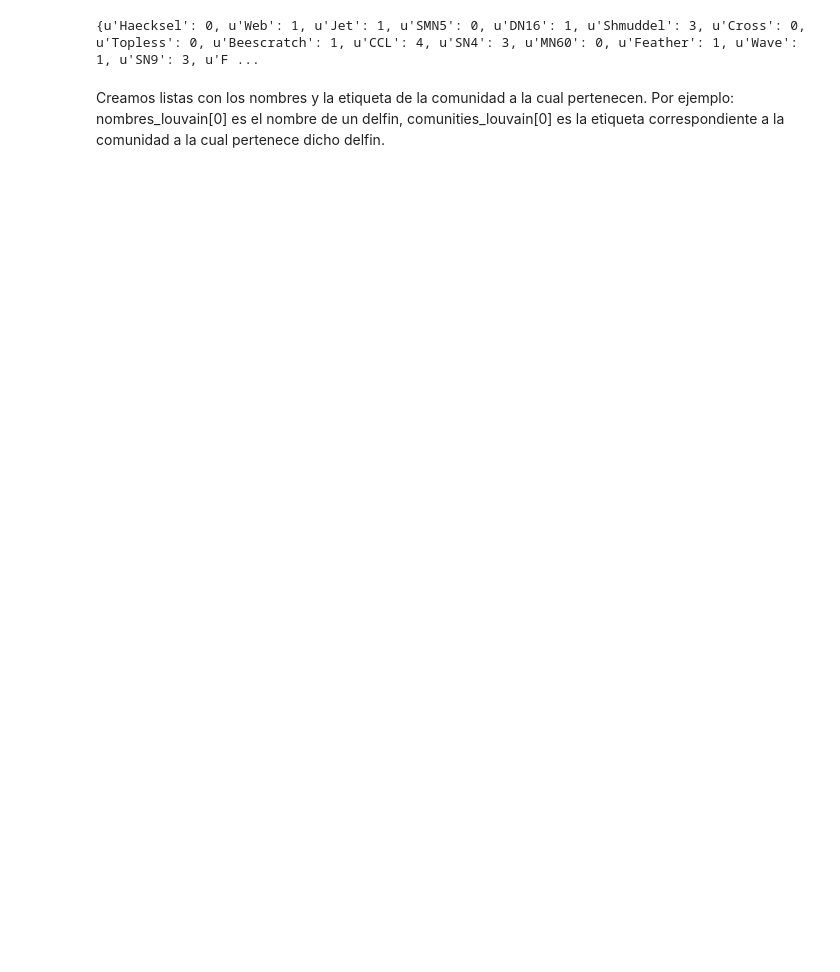
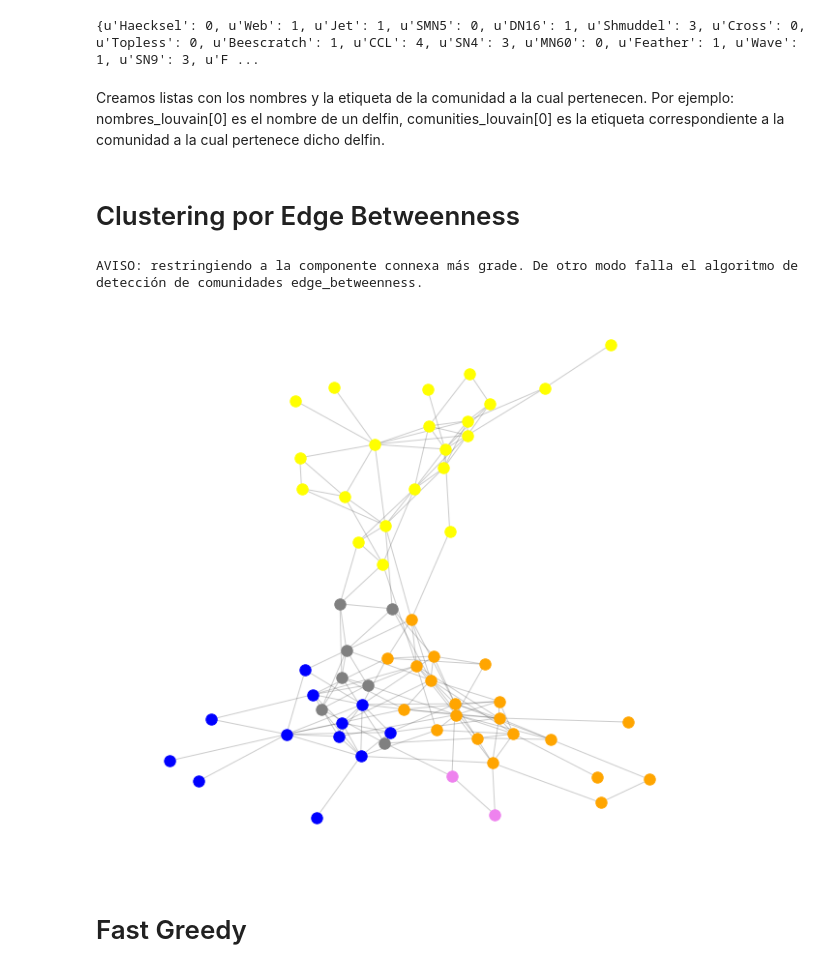
Before and after one commit to ignaciosticco/tc03, a Jupyter notebook: tc3.ipynb, the cells around one changed output. Saved outputs shown, nothing was run; the diff lists cells and outputs as text; code cells hidden in the pictures; blank space fills up the shorter version.

```diff
--- a/tc3.ipynb
+++ b/tc3.ipynb
@@ -83,3 +125,15 @@ Por ejemplo: nombres_louvain[0] es el nombre de un delfin, comunities_louvain[0]
 # %%
 nombres_louvain = list(partition_louvain.keys())
 comunities_louvain = list(partition_louvain.values())
+# %% [markdown]
+# Clustering por Edge Betweenness
+# %%
+ partition_edge_betweennes = clusterize(G, method="edge_betweenness")
+# %% [output]
+AVISO: restringiendo a la componente connexa más grade. De otro modo falla el algoritmo de detección de comunidades edge_betweenness.
+# %%
+draw_partitions(partition_edge_betweennes)
+# %% [output]
+[figure, added]
+# %% [markdown]
+# Fast Greedy
```
Also changed, not shown: parts of 16 cells of this notebook.
